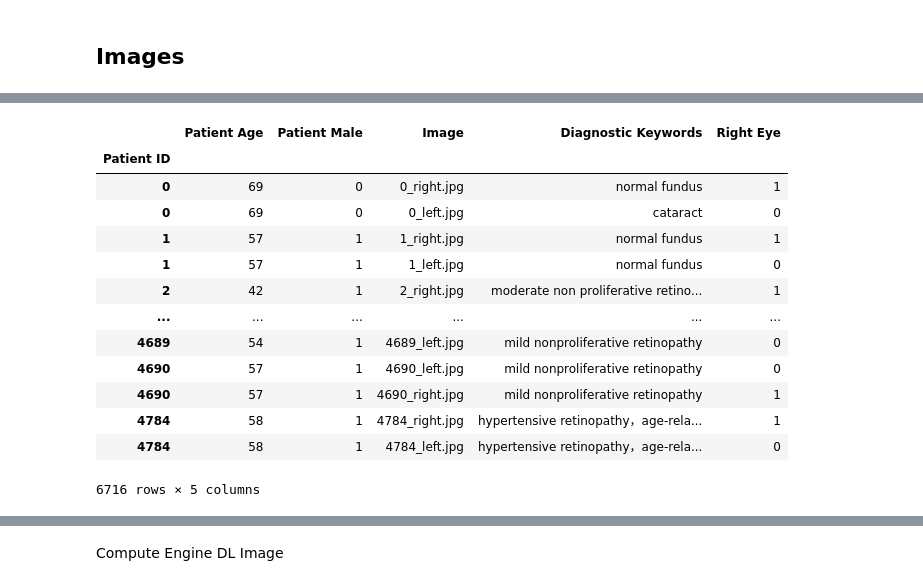
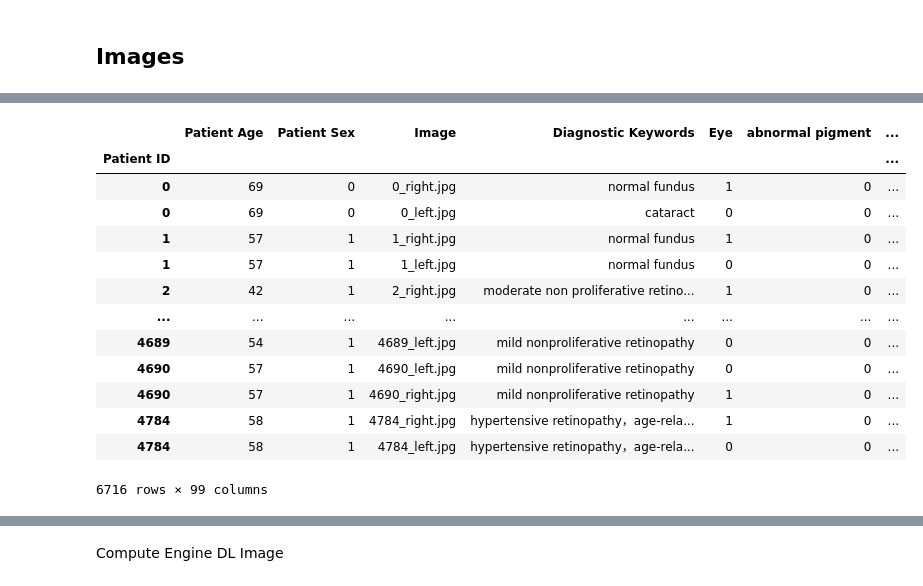
Before and after one commit to lorcanob/OcuPath, a Jupyter notebook: notebooks/ODR_EDA.ipynb, the cells around one changed output, grey strips where cells are left out. Saved outputs shown, nothing was run; the diff lists cells and outputs as text; code cells hidden in the pictures.

Commit message:
Refactored the method calls to allow input dataframes as well as attributes

```diff
--- a/notebooks/ODR_EDA.ipynb
+++ b/notebooks/ODR_EDA.ipynb
@@ -106,17 +123,17 @@ data_df = temp_df.sort_values(by=['Patient ID', 'Right Eye'])
 # %%
-model_df
+dataframer.custom_OHE()
 # %% [output]
-|  | Patient Age | Patient Male | Image | Diagnostic Keywords | Right Eye |
-| Patient ID |  |  |  |  |  |
-| 0 | 69 | 0 | 0_right.jpg | normal fundus | 1 |
-| 0 | 69 | 0 | 0_left.jpg | cataract | 0 |
-| 1 | 57 | 1 | 1_right.jpg | normal fundus | 1 |
-| 1 | 57 | 1 | 1_left.jpg | normal fundus | 0 |
-| 2 | 42 | 1 | 2_right.jpg | moderate non proliferative retino... | 1 |
-| ... | ... | ... | ... | ... | ... |
-| 4689 | 54 | 1 | 4689_left.jpg | mild nonproliferative retinopathy | 0 |
-| 4690 | 57 | 1 | 4690_left.jpg | mild nonproliferative retinopathy | 0 |
-| 4690 | 57 | 1 | 4690_right.jpg | mild nonproliferative retinopathy | 1 |
-| 4784 | 58 | 1 | 4784_right.jpg | hypertensive retinopathy，age-rela... | 1 |
-| 4784 | 58 | 1 | 4784_left.jpg | hypertensive retinopathy，age-rela... | 0 |
+|  | Patient Age | Patient Sex | Image | Diagnostic Keywords | Eye | abnormal pigment | ... |
+| Patient ID |  |  |  |  |  |  | ... |
+| 0 | 69 | 0 | 0_right.jpg | normal fundus | 1 | 0 | ... |
+| 0 | 69 | 0 | 0_left.jpg | cataract | 0 | 0 | ... |
+| 1 | 57 | 1 | 1_right.jpg | normal fundus | 1 | 0 | ... |
+| 1 | 57 | 1 | 1_left.jpg | normal fundus | 0 | 0 | ... |
+| 2 | 42 | 1 | 2_right.jpg | moderate non proliferative retino... | 1 | 0 | ... |
+| ... | ... | ... | ... | ... | ... | ... | ... |
+| 4689 | 54 | 1 | 4689_left.jpg | mild nonproliferative retinopathy | 0 | 0 | ... |
+| 4690 | 57 | 1 | 4690_left.jpg | mild nonproliferative retinopathy | 0 | 0 | ... |
+| 4690 | 57 | 1 | 4690_right.jpg | mild nonproliferative retinopathy | 1 | 0 | ... |
+| 4784 | 58 | 1 | 4784_right.jpg | hypertensive retinopathy，age-rela... | 1 | 0 | ... |
+| 4784 | 58 | 1 | 4784_left.jpg | hypertensive retinopathy，age-rela... | 0 | 0 | ... |
-6716 rows × 5 columns
+6716 rows × 99 columns
```
Also changed, not shown: parts of 2 cells of this notebook, 1 other file.
